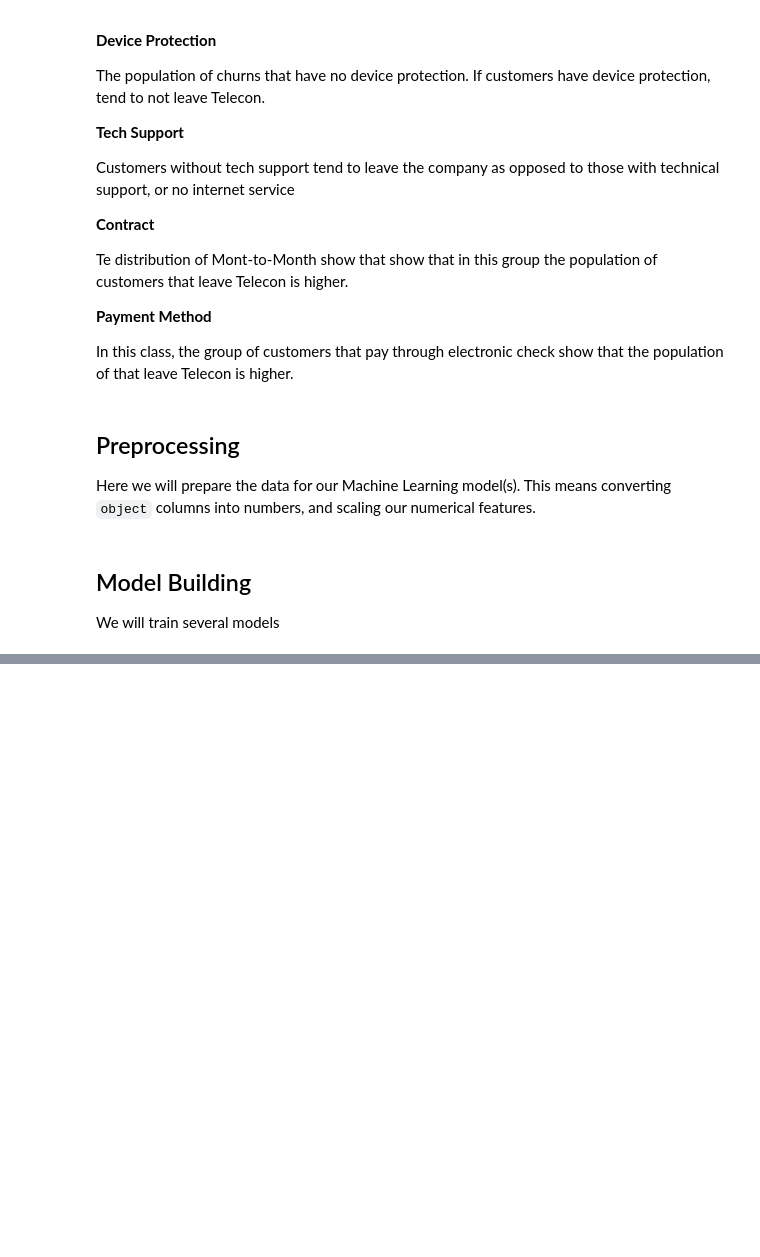
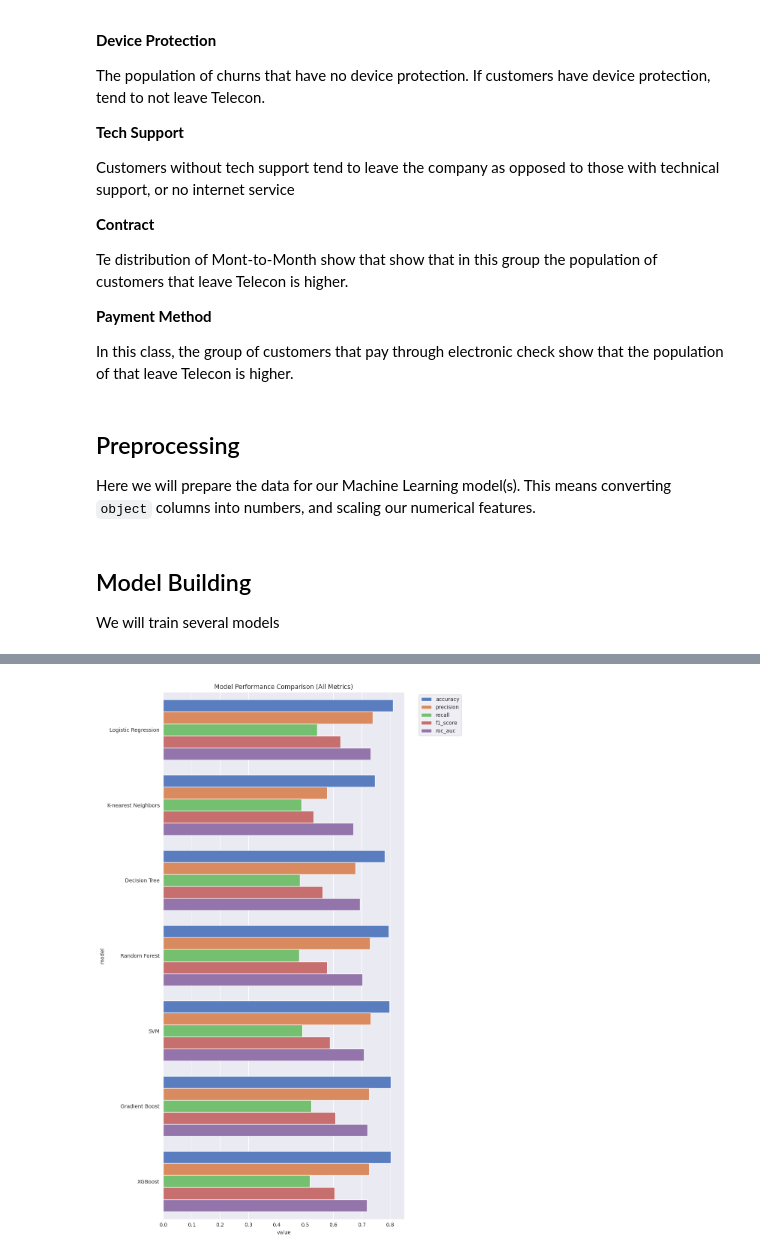
Before and after one commit to altjerue/Portfolio, a Jupyter notebook: Telco_churn.ipynb, the cells around one changed output, grey strips where cells are left out. Drawn from its saved outputs; the diff is of its cells as text; code cells hidden in the pictures; blank space fills up the shorter version.

```diff
--- a/Telco_churn.ipynb
+++ b/Telco_churn.ipynb
@@ -356,6 +404,9 @@ model_scores
 # %%
-results_df = pd.DataFrame(
+results_df = pd.DataFrame.from_dict(
     model_scores,
-    columns=['model', 'accuracy', 'precision', 'recall', 'f1_score', 'roc_auc']
-)
-results_df.head()
+    orient='index',
+    columns=['accuracy', 'precision', 'recall', 'f1_score', 'roc_auc']
+).reset_index()
+results_df.rename(columns={'index': 'model'}, inplace=True)
+
+results_df.head(10)
@@ -361,0 +422,14 @@ results_df.head()
+# %%
+# Transforming dataframe from wide to long
+melt_df = results_df.melt(id_vars='model', var_name='metric', value_name='value')
+
+# Plotting scores per model
+plt.figure(figsize=(10, 15))
+sns.barplot(x='value', y='model', hue='metric', data=melt_df)
+
+plt.title('Model Performance Comparison (All Metrics)')
+plt.legend(bbox_to_anchor=(1.05, 1), loc='upper left')
+plt.tight_layout()
+plt.show()
+# %% [output]
+[figure, added]
```
Also changed, not shown: parts of 6 cells of this notebook.
